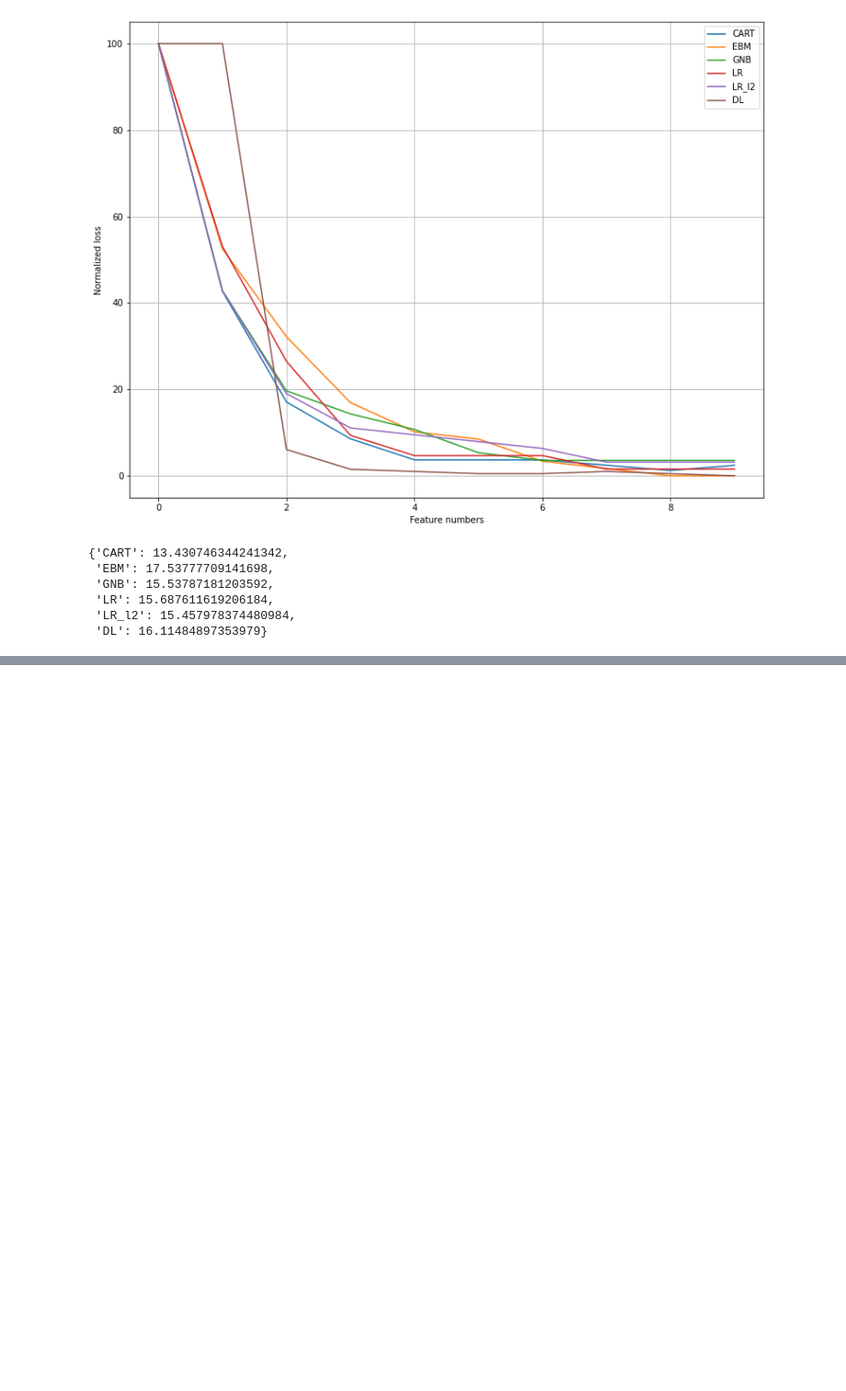
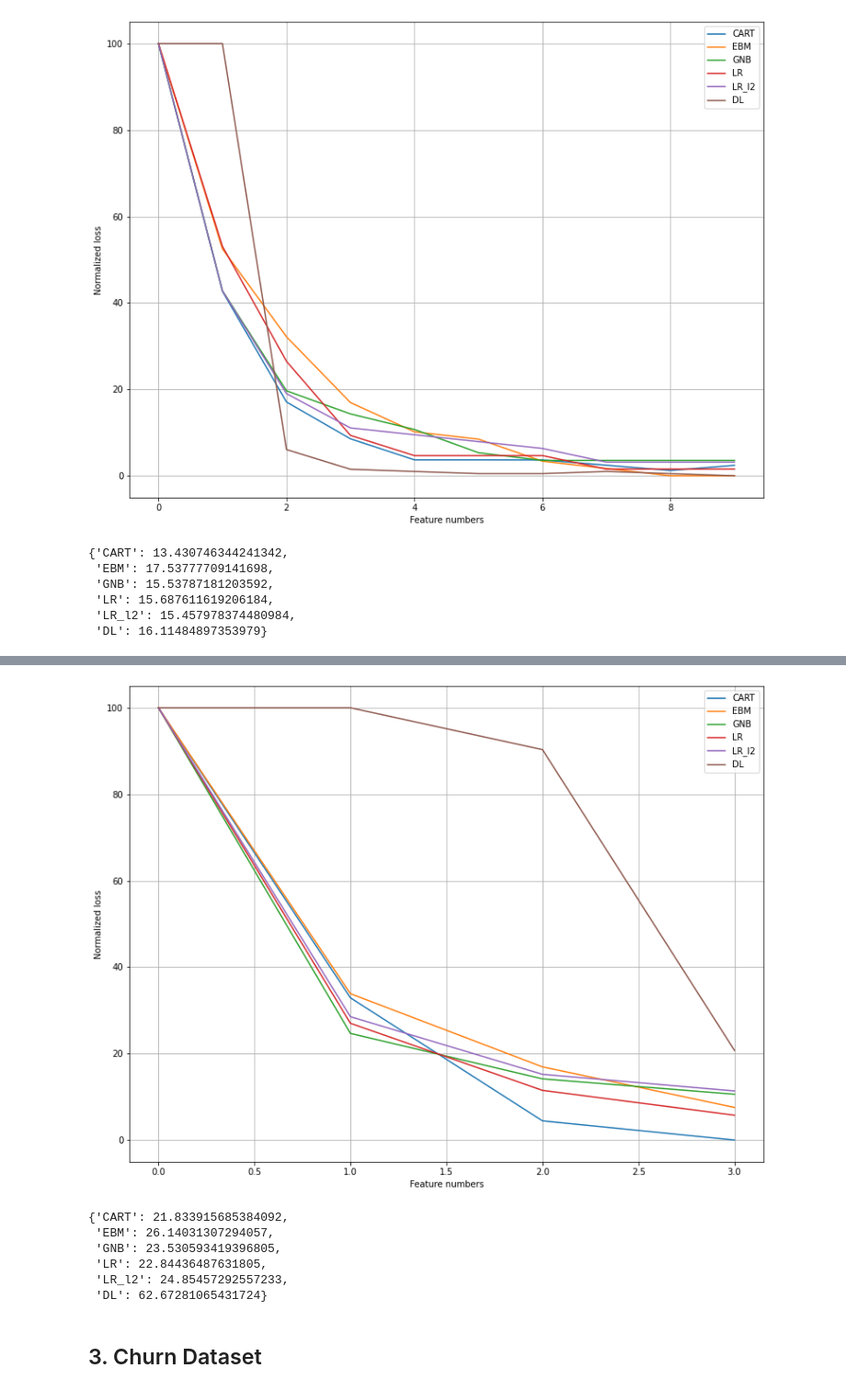
Before and after one commit to bartsvoboda/XAI_models, a Jupyter notebook: results_analysis/feature_density_analysis.ipynb, the cells around one changed output, grey strips where cells are left out. Shown at 92% size. Saved outputs shown, nothing was run; the diff lists cells and outputs as text; code cells hidden in the pictures; blank space fills up the shorter version.

```diff
--- a/results_analysis/feature_density_analysis.ipynb
+++ b/results_analysis/feature_density_analysis.ipynb
@@ -110,0 +113,4 @@ breast_auc_loss
+# %%
+campus_data_results = calculate_losses(1)
+campus_df_results = pd.DataFrame(campus_data_results)
+campus_df_results
@@ -110,0 +149,16 @@ breast_auc_loss
+# %%
+plot_losses(4, campus_df_results)
+# %% [output]
+[figure, added]
+# %%
+campus_auc_loss = calculate_loss_auc(campus_df_results, delimiter=4)
+campus_auc_loss
+# %% [output]
+{'CART': 21.833915685384092,
+ 'EBM': 26.14031307294057,
+ 'GNB': 23.530593419396805,
+ 'LR': 22.84436487631805,
+ 'LR_l2': 24.85457292557233,
+ 'DL': 62.67281065431724}
+# %% [markdown]
+## 3. Churn Dataset
```
Also changed, not shown: parts of 24 cells of this notebook, 11 other files.
